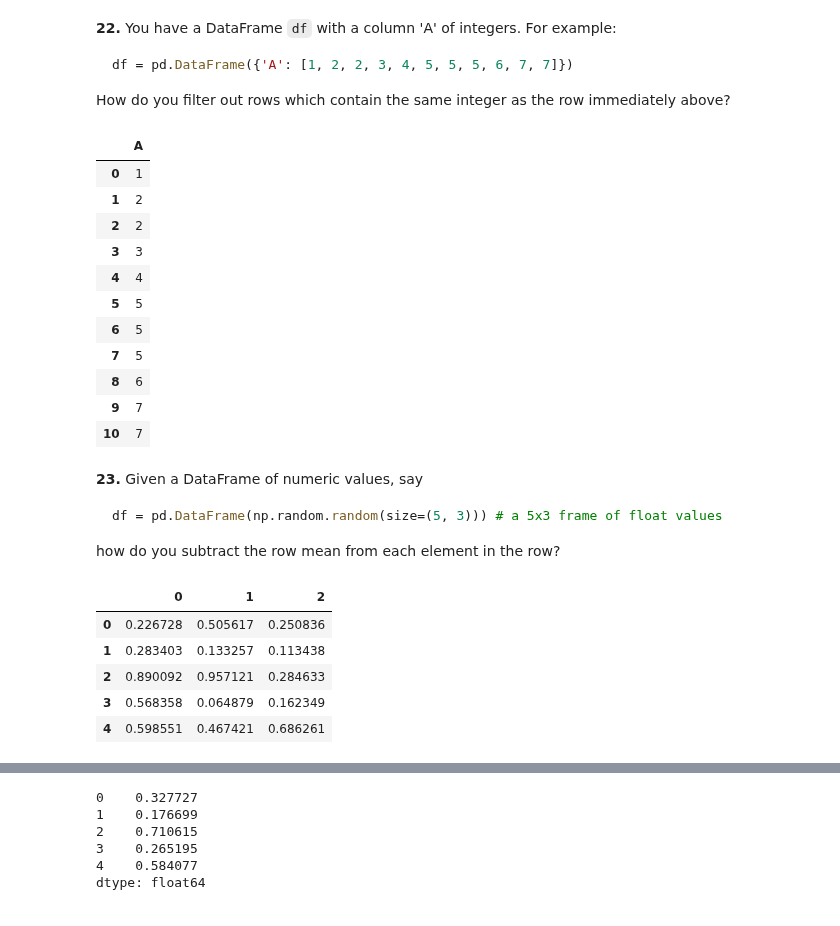
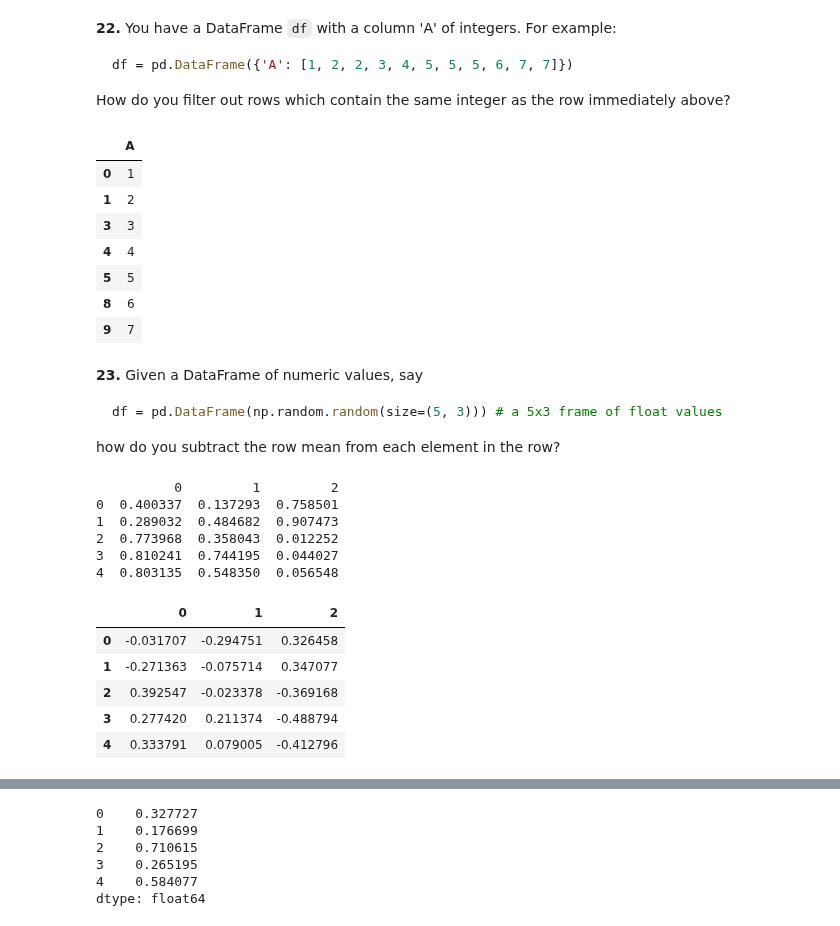
Before and after one commit to EuniceOyeniyi/stive_exercises, a Jupyter notebook: Chapter 01/06. Pandas/100-pandas-puzzles.ipynb, the cells around one changed output, grey strips where cells are left out. Saved outputs shown, nothing was run; the diff lists cells and outputs as text; code cells hidden in the pictures.

````diff
--- a/Chapter 01/06. Pandas/100-pandas-puzzles.ipynb
+++ b/Chapter 01/06. Pandas/100-pandas-puzzles.ipynb
@@ -295,20 +327,17 @@ df = pd.DataFrame({'A': [1, 2, 2, 3, 4, 5, 5, 5, 6, 7, 7]})
 How do you filter out rows which contain the same integer as the row immediately above?
 # %%
 df = pd.DataFrame({'A': [1, 2, 2, 3, 4, 5, 5, 5, 6, 7, 7]})
+df = df[df.A.ne(df.A.shift())]# find out if elements are different from the row above
 df
 # %% [output]
 |  | A |
 | 0 | 1 |
 | 1 | 2 |
-| 2 | 2 |
 | 3 | 3 |
 | 4 | 4 |
 | 5 | 5 |
-| 6 | 5 |
-| 7 | 5 |
 | 8 | 6 |
 | 9 | 7 |
-| 10 | 7 |
 # %% [markdown]
 **23.** Given a DataFrame of numeric values, say
 ```python
@@ -318,11 +347,18 @@ df = pd.DataFrame(np.random.random(size=(5, 3))) # a 5x3 frame of float values
 how do you subtract the row mean from each element in the row?
 # %%
 df1 = pd.DataFrame(np.random.random(size=(5, 3)))
-df1
+print(df1)
+df1.sub(df1.mean(axis=1), axis=0)
 # %% [output]
+          0         1         2
+0  0.400337  0.137293  0.758501
+1  0.289032  0.484682  0.907473
+2  0.773968  0.358043  0.012252
+3  0.810241  0.744195  0.044027
+4  0.803135  0.548350  0.056548
 |  | 0 | 1 | 2 |
-| 0 | 0.226728 | 0.505617 | 0.250836 |
-| 1 | 0.283403 | 0.133257 | 0.113438 |
-| 2 | 0.890092 | 0.957121 | 0.284633 |
-| 3 | 0.568358 | 0.064879 | 0.162349 |
-| 4 | 0.598551 | 0.467421 | 0.686261 |
+| 0 | -0.031707 | -0.294751 | 0.326458 |
+| 1 | -0.271363 | -0.075714 | 0.347077 |
+| 2 | 0.392547 | -0.023378 | -0.369168 |
+| 3 | 0.277420 | 0.211374 | -0.488794 |
+| 4 | 0.333791 | 0.079005 | -0.412796 |
````
Also changed, not shown: parts of 10 cells of this notebook.
